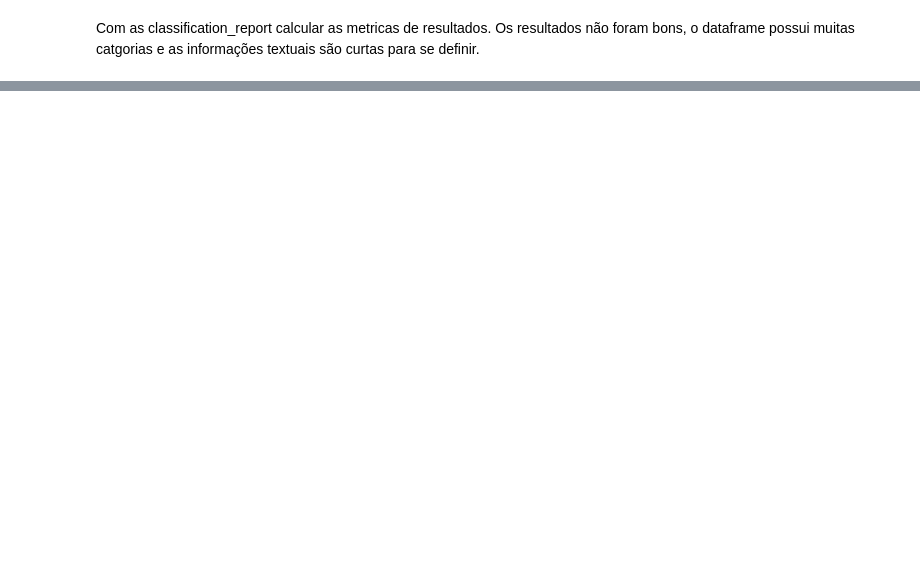
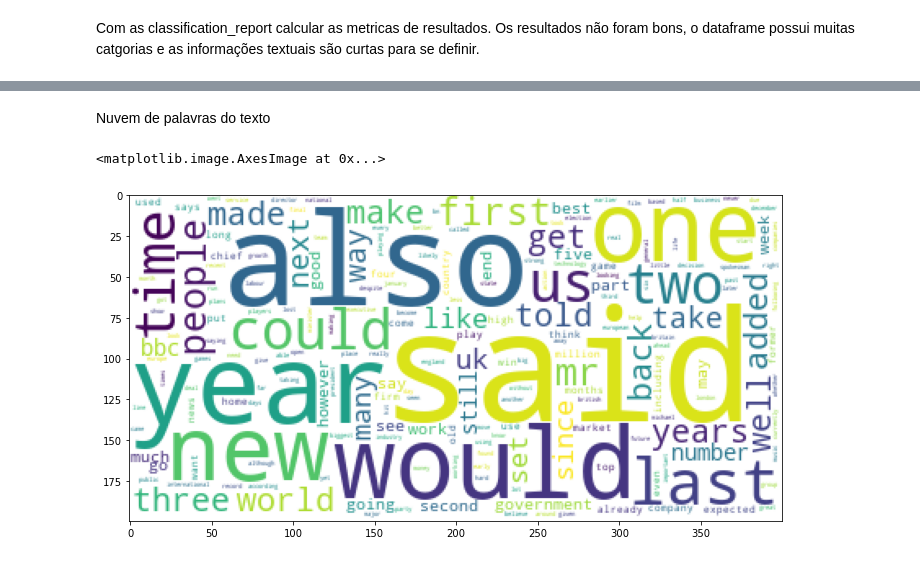
Before and after one commit to eriktavares/projeto-minera-o-de-texto-com-stack-ELK, a Jupyter notebook: Code/Projeto - Mineração de texto com stack ELK [22E2_3].ipynb, the cells around one changed output, grey strips where cells are left out. Cells and saved outputs as stored; diff of their text form; code cells hidden in the pictures; blank space fills up the shorter version.

```diff
--- a/Code/Projeto - Mineração de texto com stack ELK [22E2_3].ipynb
+++ b/Code/Projeto - Mineração de texto com stack ELK [22E2_3].ipynb
@@ -1078,0 +972,29 @@ df_data['content'].iloc[0]
+# %% [markdown]
+Nuvem de palavras do texto
+# %%
+QUERY = {
+     'match_all': {}
+}
+
+AGG = {
+    'grupos': {
+        'terms': {
+            'field': 'content',
+            'size': 2000000
+        },
+    }
+}
+resp = client.search(index=INDEX_NAME, query=QUERY, aggregations=AGG, size=0)
+frequencies = {}
+buckets =resp['aggregations']['grupos']['buckets']
+for bucket in buckets:
+    frequencies[bucket['key']] = bucket['doc_count']
+
+cloud = wordcloud.WordCloud(background_color='white')
+cloud.generate_from_frequencies(frequencies)
+
+fig, ax = plt.subplots(figsize=(16, 6))
+ax.imshow(cloud)
+# %% [output]
+<matplotlib.image.AxesImage at 0x...>
+[figure, added]
```
Also changed, not shown: parts of 87 cells of this notebook, 5 other files.
